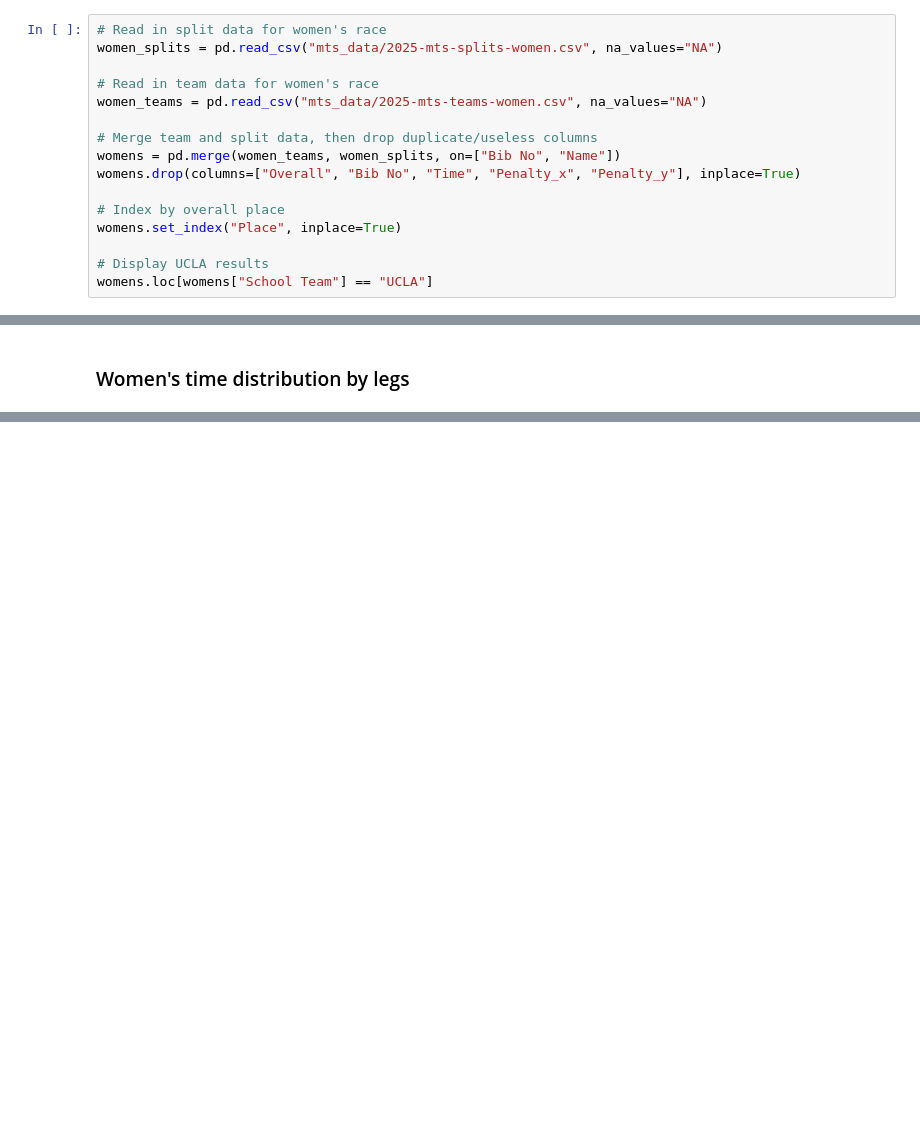
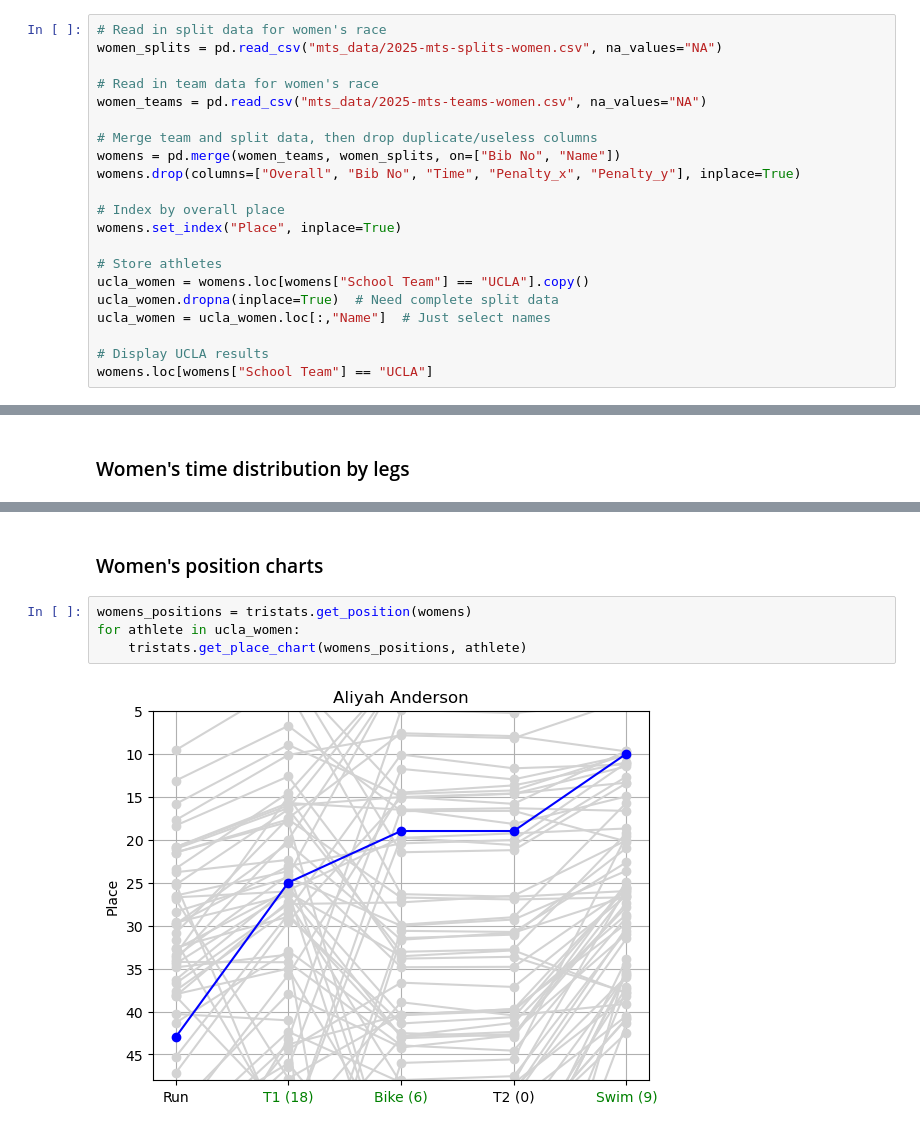
Before and after one commit to lukasrhoades/enduro-hub, a Jupyter notebook: mts.ipynb, the cells around one changed output, grey strips where cells are left out. Drawn from its saved outputs; the diff is of its cells as text; blank space fills up the shorter version.

```diff
--- a/mts.ipynb
+++ b/mts.ipynb
@@ -17,6 +17,11 @@ womens.drop(columns=["Overall", "Bib No", "Time", "Penalty_x", "Penalty_y"], inp
 # Index by overall place
 womens.set_index("Place", inplace=True)
 
+# Store athletes
+ucla_women = womens.loc[womens["School Team"] == "UCLA"].copy()
+ucla_women.dropna(inplace=True)  # Need complete split data
+ucla_women = ucla_women.loc[:,"Name"]  # Just select names
+
 # Display UCLA results
 womens.loc[womens["School Team"] == "UCLA"]
 # %% [output]
@@ -73,0 +88,8 @@ tristats.get_histograms(womens, "MTS Men's Race")
+# %% [markdown]
+### Women's position charts
+# %%
+womens_positions = tristats.get_position(womens)
+for athlete in ucla_women:
+    tristats.get_place_chart(womens_positions, athlete)
+# %% [output]
+[figure, added]
```
Also changed, not shown: parts of 10 cells of this notebook, 1 other file.
